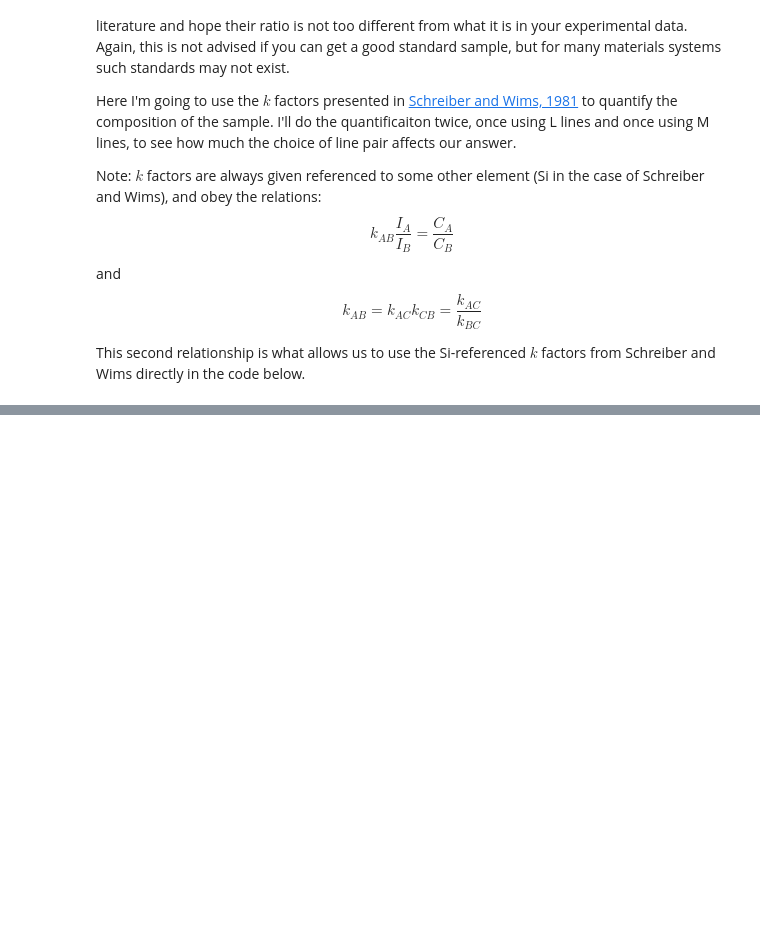
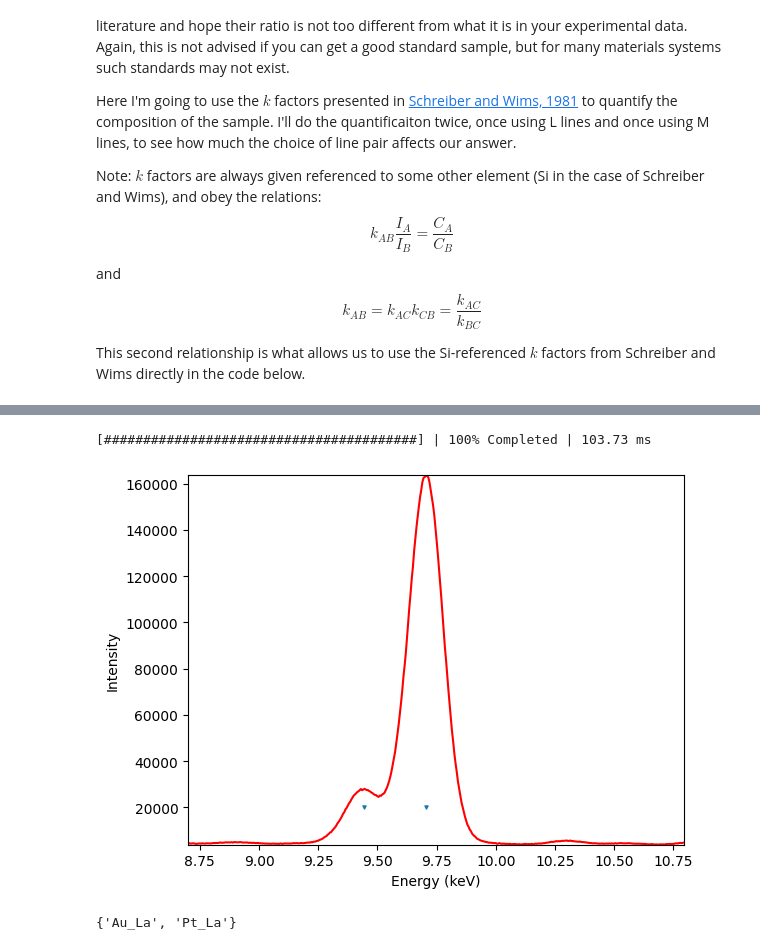
Before and after one commit to realitychemist/data_analysis_scripts, a Jupyter notebook: edxs_quant.ipynb, the cells around one changed output, grey strips where cells are left out. Cells and saved outputs as stored; diff of their text form; code cells hidden in the pictures; blank space fills up the shorter version.

```diff
--- a/edxs_quant.ipynb
+++ b/edxs_quant.ipynb
@@ -262,0 +311,30 @@ Pt: 10.4%
+# %%
+l_peaks = l_spectrum.find_peaks1D_ohaver()[0]
+
+ax = hs.plot.plot_spectra(l_spectrum, color="red")
+ax.scatter([p["position"] for p in l_peaks], [20000]*l_peaks.size, marker="v", s=5)
+plt.show()
+
+l_lines = []
+for p in l_peaks:
+    l_lines.extend(hsx.utils.eds.get_xray_lines_near_energy(p["position"],
+                                                            width=0.2))  # Adjust search width as needed
+l_lines = set(l_lines)
+l_expected_elements = {"Au", "Pt"}
+
+l_marked_for_removal = set()
+for line in l_lines:
+    keep = False
+    for e in l_expected_elements:
+        if e+"_" in line:
+            keep = True
+            break
+    if keep is True:
+        continue
+    l_marked_for_removal.add(line)
+l_lines = l_lines - l_marked_for_removal
+print(l_lines)
+# %% [output]
+[########################################] | 100% Completed | 103.73 ms
+[figure, added]
+{'Au_La', 'Pt_La'}
```
Also changed, not shown: parts of 26 cells of this notebook, 1 other file.
